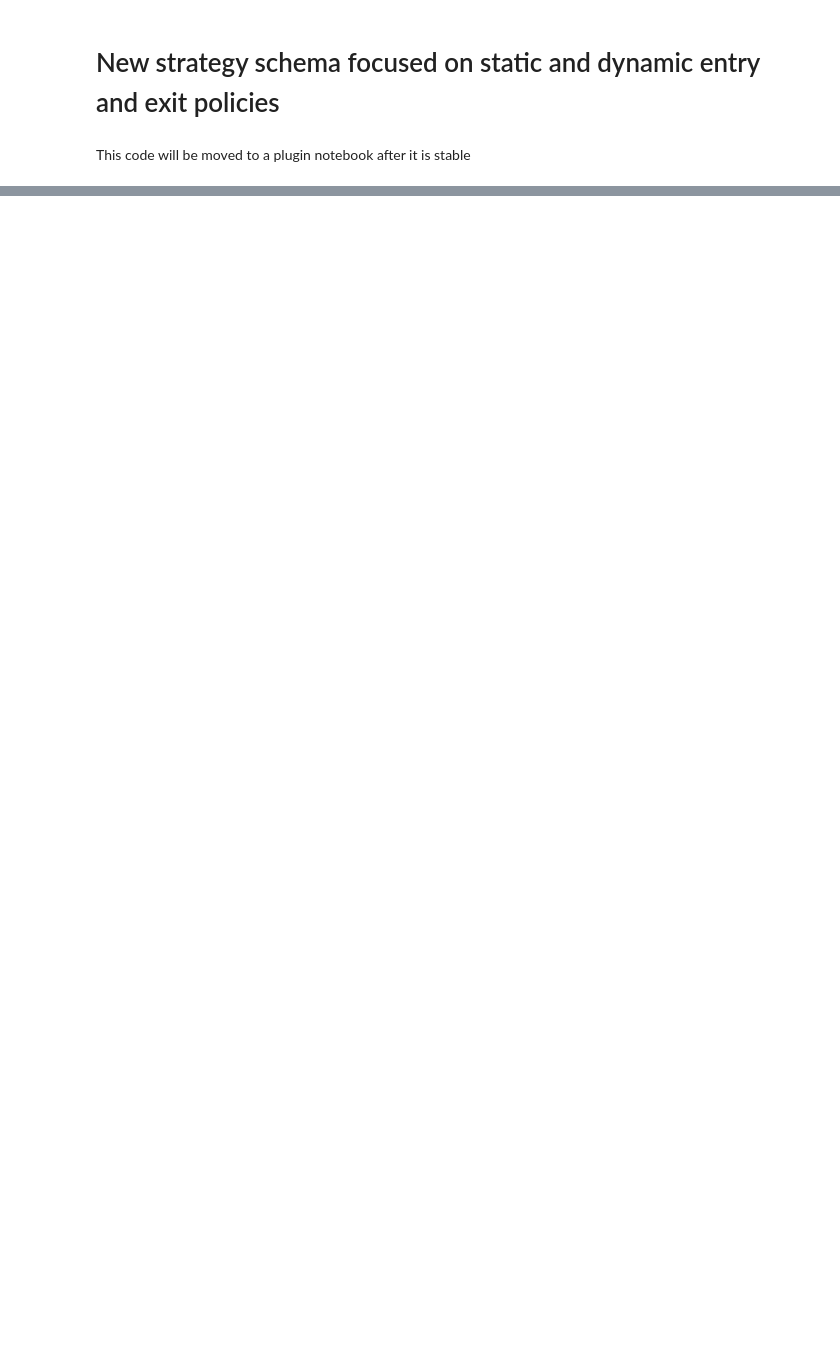
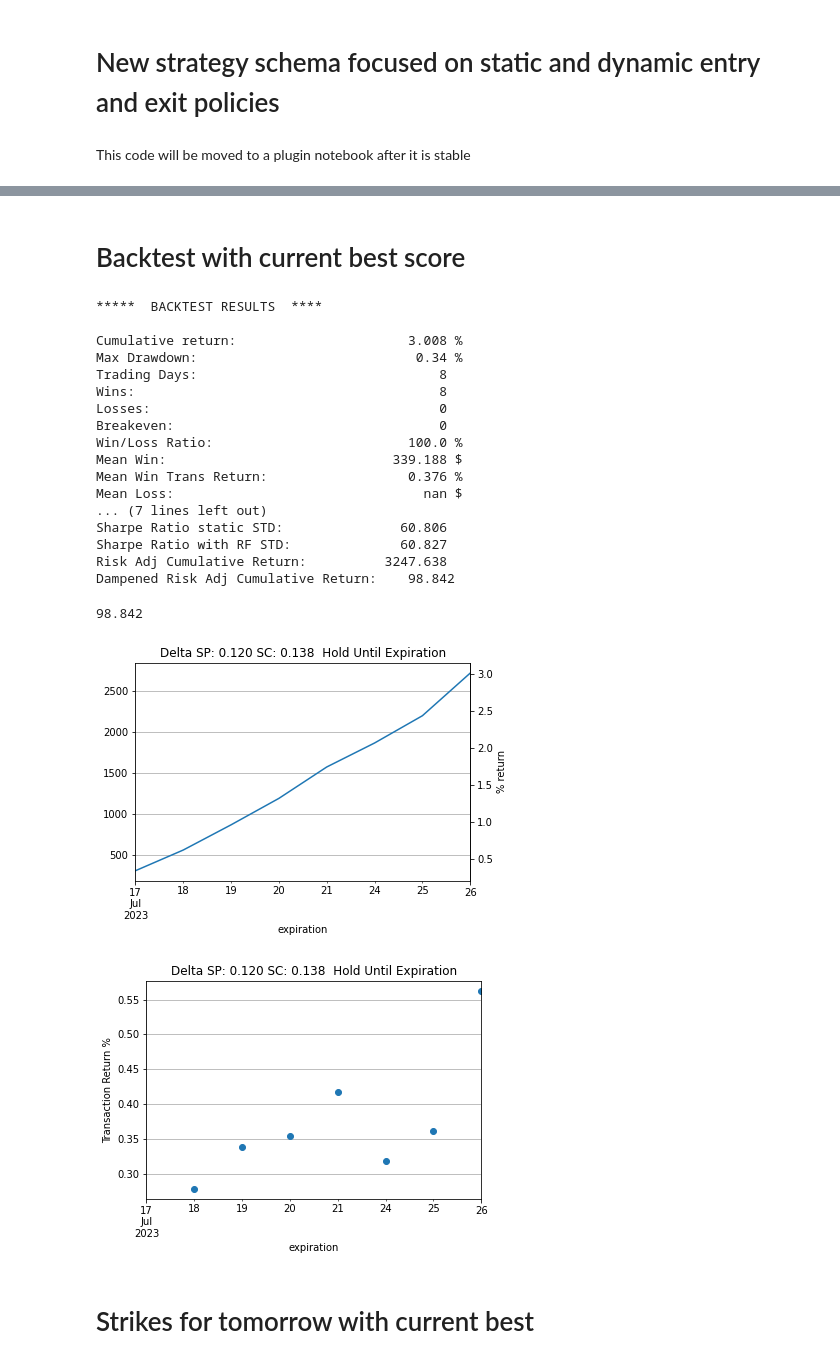
Before and after one commit to jcurtiswebb/SPXoptions-put-backtesting, a Jupyter notebook: spx-option-spread-backtester.ipynb, the cells around one changed output, grey strips where cells are left out. Cells and saved outputs as stored; diff of their text form; code cells hidden in the pictures; blank space fills up the shorter version.

```diff
--- a/spx-option-spread-backtester.ipynb
+++ b/spx-option-spread-backtester.ipynb
@@ -131,7 +135,7 @@ class AbstractStrategy(ABC):
 
         df_ty = self.df_ty.copy()
         df_ty['daily_risk_free_return'] = (df_ty['Adj Close'] / 252) / 100
-        df_ty.drop(['Open', 'High', 'Low', 'Close', 'Adj Close', 'Volume'], axis=1, inplace=True)
+        df_ty.drop(['Open', 'High', 'Low', 'Close', 'Adj Close', 'Volume'], axis=1, inplace=True, errors='ignore')
 
         df_trades = pd.merge(df_trades, df_ty, left_on='trade_date', right_on='Date')
         df_trades.drop(['Date'],axis=1,inplace=True)
@@ -206,7 +210,7 @@ class AbstractStrategy(ABC):
         # TODO : if Debug = True, output a dictionary with all of the values above
         risk_adj_cum_return = round(df_trades['cum_return'].iloc[-1]*100/std_trans_return,3)
         damp_risk_adj_cum_return = round(df_trades['cum_return'].iloc[-1]*100/np.sqrt(std_trans_return),3)
-        return risk_adj_cum_return
+        return damp_risk_adj_cum_return
 
     def net2pct(self,x):
         return (x / initial_portfolio_value)*100
@@ -251,7 +255,8 @@ class AbstractPolicy(ABC):
         df1 = i_df[(i_df['quote_date']==curr_date) & (i_df['expiration']==contract_date)]
 
         if len(df1) == 0:
-            print(f"WARNING : get_contract_strike no records found: {curr_date}, {contract_date}")
+            target_delta = 0 if target_delta is None else target_delta
+            print(f"WARNING : get_contract_strike no records found: {trans_type} Delta:{target_delta:.3f} {curr_date}, {contract_date}")
             return pd.Series([0,0,0])
 
         df1 = df1.iloc[0]
@@ -1281,15 +1141,18 @@ def objective(trial, df, purchase_time):
 #     delta_lc_trial = trial.suggest_float("delta_c_offset", 0.001, 0.50)
 #     max_loss = trial.suggest_float("max_loss", 1.25, 4.0)
 
+    dos = DeltaOptionSelector(short_puts=delta_sp_trial,short_calls=delta_sc_trial)
+    ent_pol=OptionSelectorStaticEntryPolicy(commission, 1, purchase_time, dos)
+    ex_pol = HoldToExpStaticExitPolicy(commission, '16:00:00')
 
-    strategy = StaticShortStraddleHoldToExpStrategy(commission,1,purchase_time,delta_sp_trial,delta_sc_trial,None,None, df_ty, initial_portfolio_value)
+    strategy = StaticEntryStaticExitStrategy(commission, df_irx, initial_portfolio_value, ent_pol, ex_pol, debug=False)
     score = run_backtest(strategy, df)
     return score
 # %%
-study_name = "optimal-short-straddle-study_2019-2022_1DTE_1"  # Unique identifier of the study.
+study_name = f"optimal-short-straddle-study_2023-2023_1DTE_{datetime.today().strftime('%Y-%m-%d-%H')}"  # Unique identifier of the study.
 storage_name = "sqlite:///{}.db".format(study_name)
 study = optuna.create_study(direction = "maximize", study_name=study_name, storage=storage_name, load_if_exists=True)
-study.optimize(lambda trial: objective(trial, df, purchase_time), n_trials = 200)
+study.optimize(lambda trial: objective(trial, df, purchase_time), n_trials = 100)
 trial = study.best_trial
 print("Best Score: ", trial.value)
 print("Best Params: ")
@@ -1428,0 +1183,31 @@ WARNING : get_contract_strike no records found: 2022-06-13 00:00:00, 2022-06-14
+# %% [markdown]
+# Backtest with current best score
+# %%
+dos = DeltaOptionSelector(short_puts=trial.params['delta_sp'],short_calls=trial.params['delta_sc'])
+ent_pol=OptionSelectorStaticEntryPolicy(commission, 1, purchase_time, dos)
+ex_pol = HoldToExpStaticExitPolicy(commission, '16:00:00')
+strat = StaticEntryStaticExitStrategy(commission, df_irx, initial_portfolio_value, ent_pol, ex_pol, debug=True)
+strat.evaluate(df)
+# %% [output]
+*****  BACKTEST RESULTS  ****
+
+Cumulative return:                      3.008 %
+Max Drawdown:                            0.34 %
+Trading Days:                               8
+Wins:                                       8
+Losses:                                     0
+Breakeven:                                  0
+Win/Loss Ratio:                         100.0 %
+Mean Win:                             339.188 $
+Mean Win Trans Return:                  0.376 %
+Mean Loss:                                nan $
+... (7 lines left out)
+Sharpe Ratio static STD:               60.806
+Sharpe Ratio with RF STD:              60.827
+Risk Adj Cumulative Return:          3247.638
+Dampened Risk Adj Cumulative Return:    98.842
+98.842
+[figure, added]
+[figure, added]
+# %% [markdown]
+# Strikes for tomorrow with current best
```
Also changed, not shown: parts of 18 cells of this notebook.
